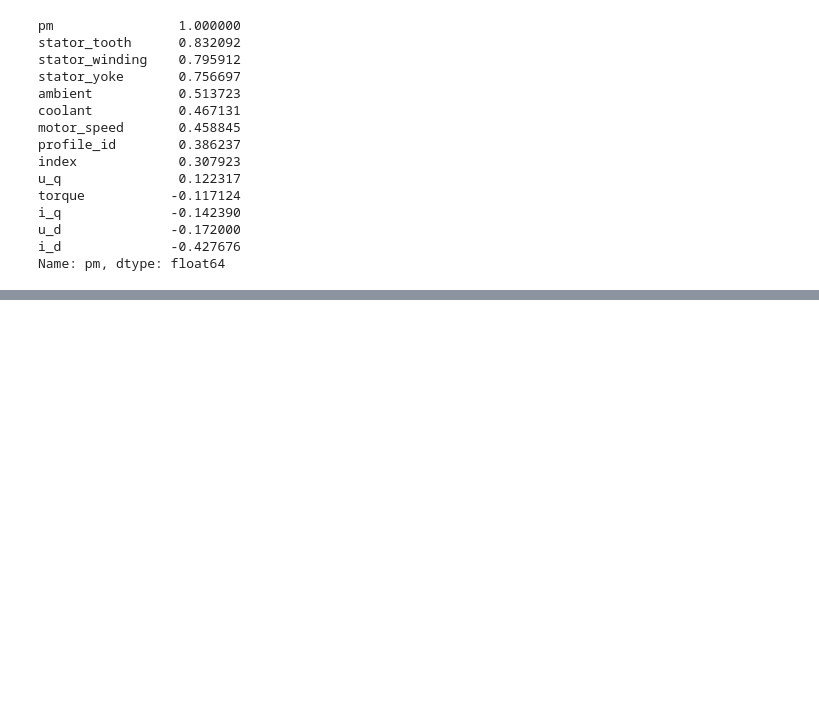
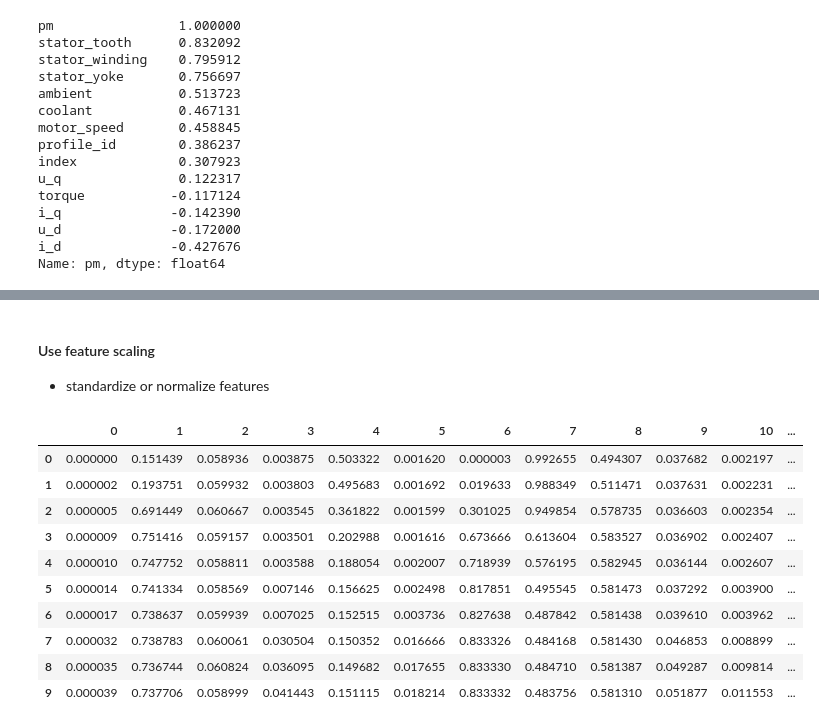
Before and after one commit to eike2/electric_motor, a Jupyter notebook: Task_1_to_4.ipynb, the cells around one changed output, grey strips where cells are left out. Saved outputs shown, nothing was run; the diff lists cells and outputs as text; code cells hidden in the pictures; blank space fills up the shorter version.

```diff
--- a/Task_1_to_4.ipynb
+++ b/Task_1_to_4.ipynb
@@ -331,0 +388,19 @@ Name: pm, dtype: float64
+# %% [markdown]
+#### Use feature scaling
+- standardize or normalize features
+# %%
+# future scaling
+# apply sklearn's min_max_scaler to scale the columns (Normalisierung)
+test_set.head(10)
+# %% [output]
+|  | 0 | 1 | 2 | 3 | 4 | 5 | 6 | 7 | 8 | 9 | 10 | ... |
+| 0 | 0.000000 | 0.151439 | 0.058936 | 0.003875 | 0.503322 | 0.001620 | 0.000003 | 0.992655 | 0.494307 | 0.037682 | 0.002197 | ... |
+| 1 | 0.000002 | 0.193751 | 0.059932 | 0.003803 | 0.495683 | 0.001692 | 0.019633 | 0.988349 | 0.511471 | 0.037631 | 0.002231 | ... |
+| 2 | 0.000005 | 0.691449 | 0.060667 | 0.003545 | 0.361822 | 0.001599 | 0.301025 | 0.949854 | 0.578735 | 0.036603 | 0.002354 | ... |
+| 3 | 0.000009 | 0.751416 | 0.059157 | 0.003501 | 0.202988 | 0.001616 | 0.673666 | 0.613604 | 0.583527 | 0.036902 | 0.002407 | ... |
+| 4 | 0.000010 | 0.747752 | 0.058811 | 0.003588 | 0.188054 | 0.002007 | 0.718939 | 0.576195 | 0.582945 | 0.036144 | 0.002607 | ... |
+| 5 | 0.000014 | 0.741334 | 0.058569 | 0.007146 | 0.156625 | 0.002498 | 0.817851 | 0.495545 | 0.581473 | 0.037292 | 0.003900 | ... |
+| 6 | 0.000017 | 0.738637 | 0.059939 | 0.007025 | 0.152515 | 0.003736 | 0.827638 | 0.487842 | 0.581438 | 0.039610 | 0.003962 | ... |
+| 7 | 0.000032 | 0.738783 | 0.060061 | 0.030504 | 0.150352 | 0.016666 | 0.833326 | 0.484168 | 0.581430 | 0.046853 | 0.008899 | ... |
+| 8 | 0.000035 | 0.736744 | 0.060824 | 0.036095 | 0.149682 | 0.017655 | 0.833330 | 0.484710 | 0.581387 | 0.049287 | 0.009814 | ... |
+| 9 | 0.000039 | 0.737706 | 0.058999 | 0.041443 | 0.151115 | 0.018214 | 0.833332 | 0.483756 | 0.581310 | 0.051877 | 0.011553 | ... |
```
Also changed, not shown: parts of 16 cells of this notebook.
